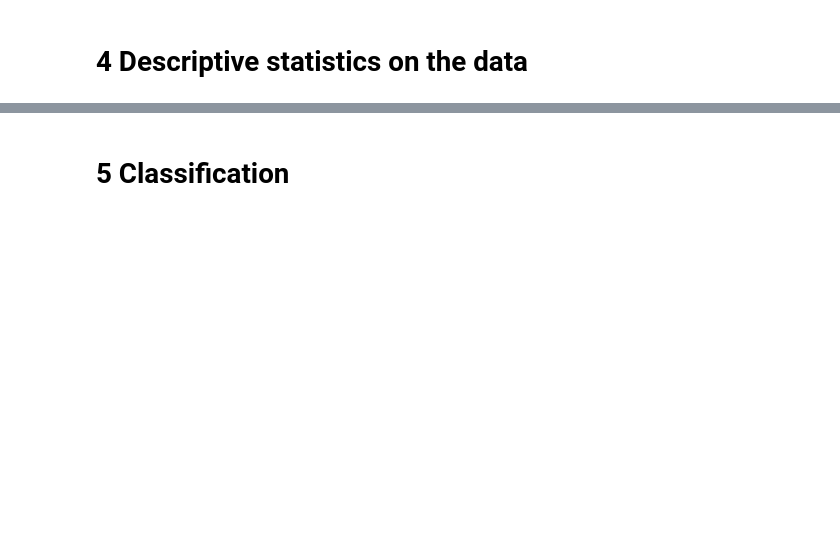
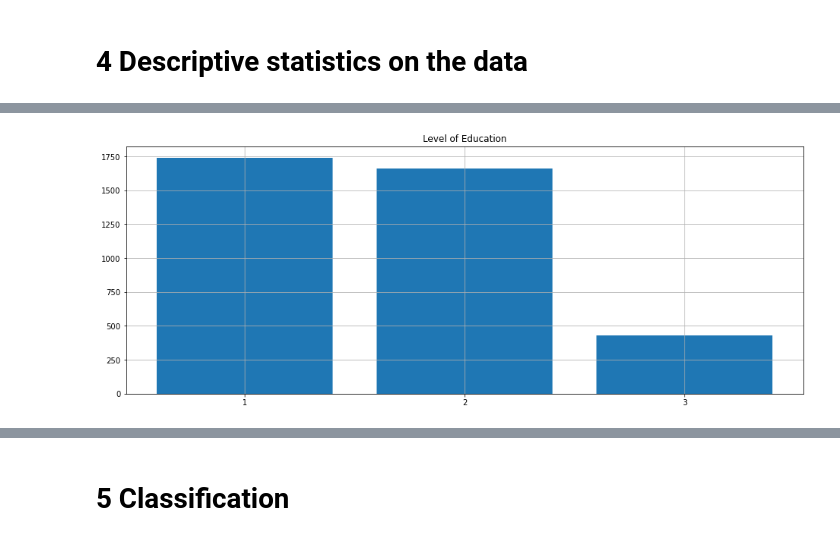
Before and after one commit to Mirkesx/cardiovascularity_study_dataset, a Jupyter notebook: project_notebook_marco_cavalli_1000024189.ipynb, the cells around one changed output, grey strips where cells are left out. Cells and saved outputs as stored; diff of their text form; code cells hidden in the pictures; blank space fills up the shorter version.

```diff
--- a/project_notebook_marco_cavalli_1000024189.ipynb
+++ b/project_notebook_marco_cavalli_1000024189.ipynb
@@ -249,0 +273,8 @@ memory usage: 498.2 KB
+# %%
+plt.figure(figsize=(16,6))
+plt.title('Level of Education')
+counts = framingham['education'].value_counts()
+plt.bar(["1", "2", "3"],counts)
+plt.grid()
+# %% [output]
+[figure, added]
```
Also changed, not shown: parts of 12 cells of this notebook.
